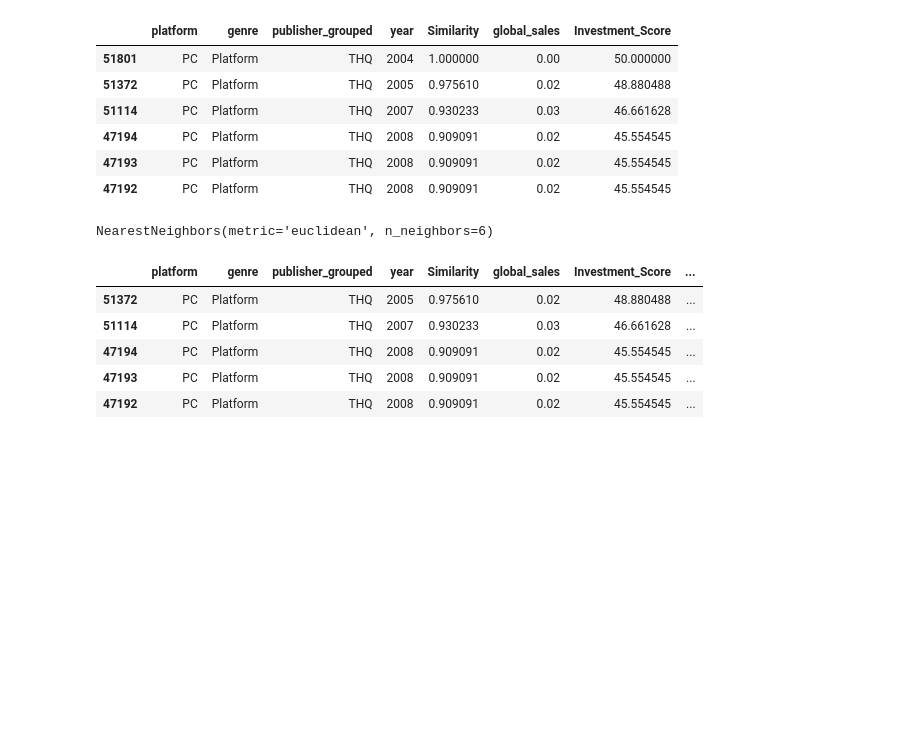
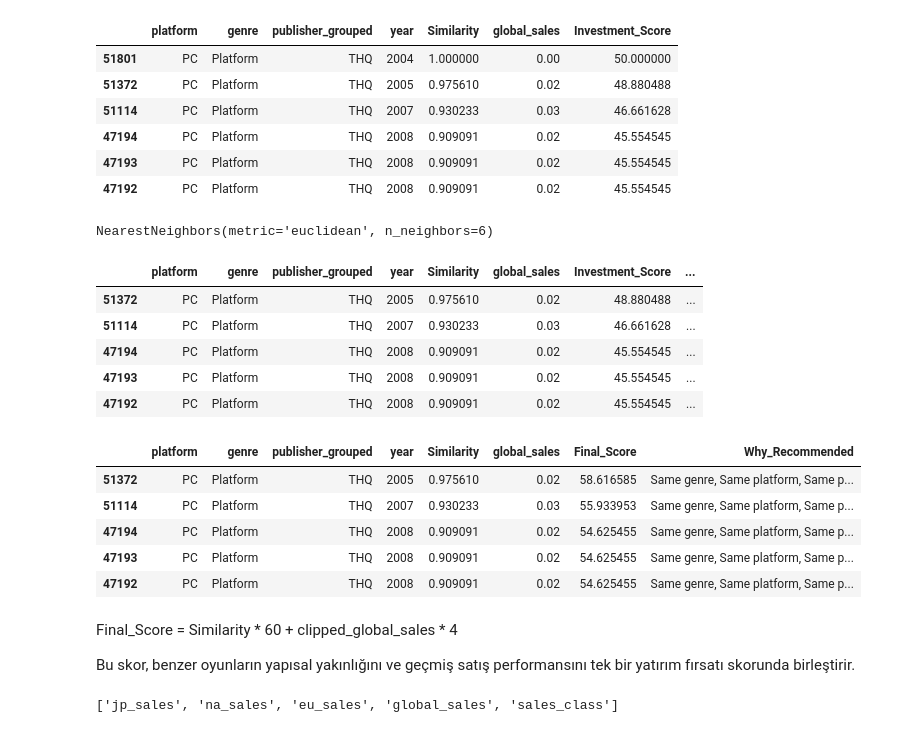
Before and after one commit to mevhibekok/GameVestAI, a Jupyter notebook: notebooks/eda.ipynb, the cells around one changed output. Cells and saved outputs as stored; diff of their text form; code cells hidden in the pictures; blank space fills up the shorter version.

```diff
--- a/notebooks/eda.ipynb
+++ b/notebooks/eda.ipynb
@@ -2240,0 +2234,21 @@ recs[['platform','genre','publisher_grouped','year','Similarity','global_sales',
+# %%
+recs = recommend_games('PC', 'Platform', 'THQ', 2004)
+
+recs[['platform','genre','publisher_grouped','year',
+      'Similarity','global_sales','Final_Score','Why_Recommended']]
+# %% [output]
+|  | platform | genre | publisher_grouped | year | Similarity | global_sales | Final_Score | Why_Recommended |
+| 51372 | PC | Platform | THQ | 2005 | 0.975610 | 0.02 | 58.616585 | Same genre, Same platform, Same p... |
+| 51114 | PC | Platform | THQ | 2007 | 0.930233 | 0.03 | 55.933953 | Same genre, Same platform, Same p... |
+| 47194 | PC | Platform | THQ | 2008 | 0.909091 | 0.02 | 54.625455 | Same genre, Same platform, Same p... |
+| 47193 | PC | Platform | THQ | 2008 | 0.909091 | 0.02 | 54.625455 | Same genre, Same platform, Same p... |
+| 47192 | PC | Platform | THQ | 2008 | 0.909091 | 0.02 | 54.625455 | Same genre, Same platform, Same p... |
+# %% [markdown]
+Final_Score = Similarity * 60 + clipped_global_sales * 4
+
+Bu skor, benzer oyunların yapısal yakınlığını ve geçmiş satış performansını
+tek bir yatırım fırsatı skorunda birleştirir.
+# %%
+[col for col in model_df.columns if 'sales' in col.lower()]
+# %% [output]
+['jp_sales', 'na_sales', 'eu_sales', 'global_sales', 'sales_class']
```
Also changed, not shown: parts of 8 cells of this notebook.
